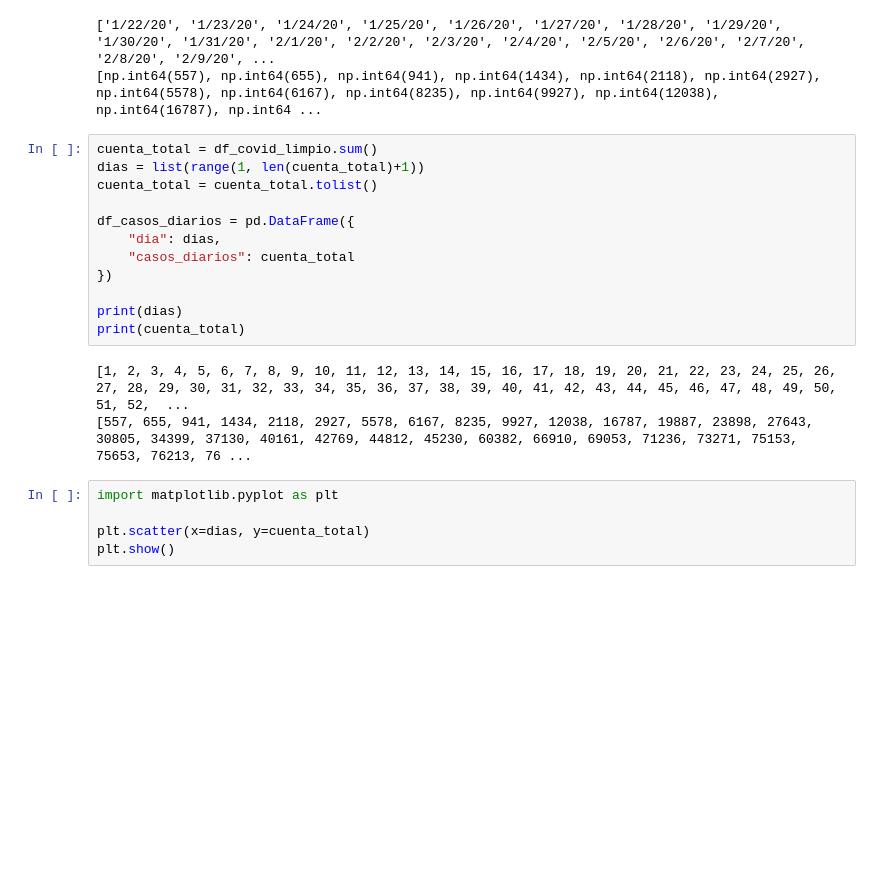
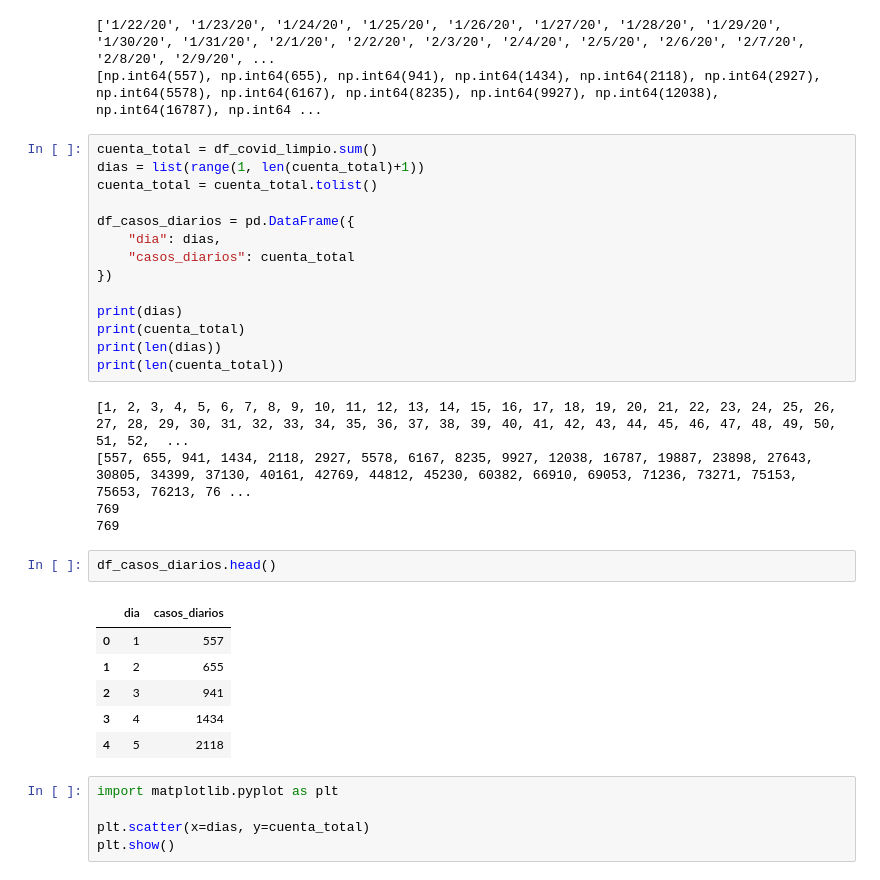
Before and after one commit to pablop11/CE_IABD, a Jupyter notebook: PIA/UNIDAD3/Actividad3_4 Regresion polinomica/Actividad3_4RegresionPolinomica2.ipynb, the cells around one changed output. Drawn from its saved outputs; the diff is of its cells as text; blank space fills up the shorter version.

```diff
--- a/PIA/UNIDAD3/Actividad3_4 Regresion polinomica/Actividad3_4RegresionPolinomica2.ipynb
+++ b/PIA/UNIDAD3/Actividad3_4 Regresion polinomica/Actividad3_4RegresionPolinomica2.ipynb
@@ -56,9 +56,22 @@ df_casos_diarios = pd.DataFrame({
 
 print(dias)
 print(cuenta_total)
+print(len(dias))
+print(len(cuenta_total))
 # %% [output]
 [1, 2, 3, 4, 5, 6, 7, 8, 9, 10, 11, 12, 13, 14, 15, 16, 17, 18, 19, 20, 21, 22, 23, 24, 25, 26, 27, 28, 29, 30, 31, 32, 33, 34, 35, 36, 37, 38, 39, 40, 41, 42, 43, 44, 45, 46, 47, 48, 49, 50, 51, 52,  ...
 [557, 655, 941, 1434, 2118, 2927, 5578, 6167, 8235, 9927, 12038, 16787, 19887, 23898, 27643, 30805, 34399, 37130, 40161, 42769, 44812, 45230, 60382, 66910, 69053, 71236, 73271, 75153, 75653, 76213, 76 ...
+769
+769
+# %%
+df_casos_diarios.head()
+# %% [output]
+|  | dia | casos_diarios |
+| 0 | 1 | 557 |
+| 1 | 2 | 655 |
+| 2 | 3 | 941 |
+| 3 | 4 | 1434 |
+| 4 | 5 | 2118 |
 # %%
 import matplotlib.pyplot as plt
 
```
Also changed, not shown: parts of 1 cell of this notebook, 2 other files.
